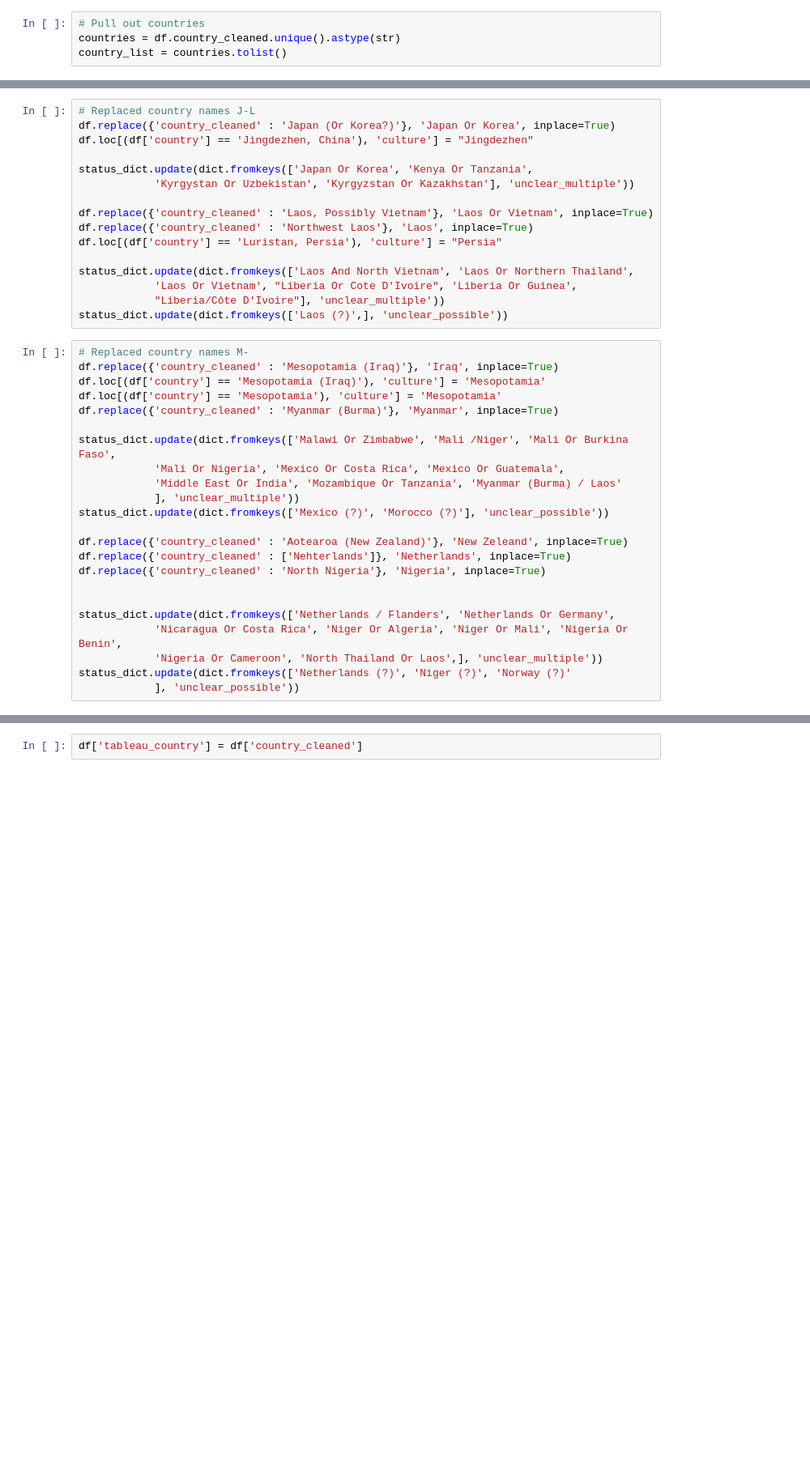
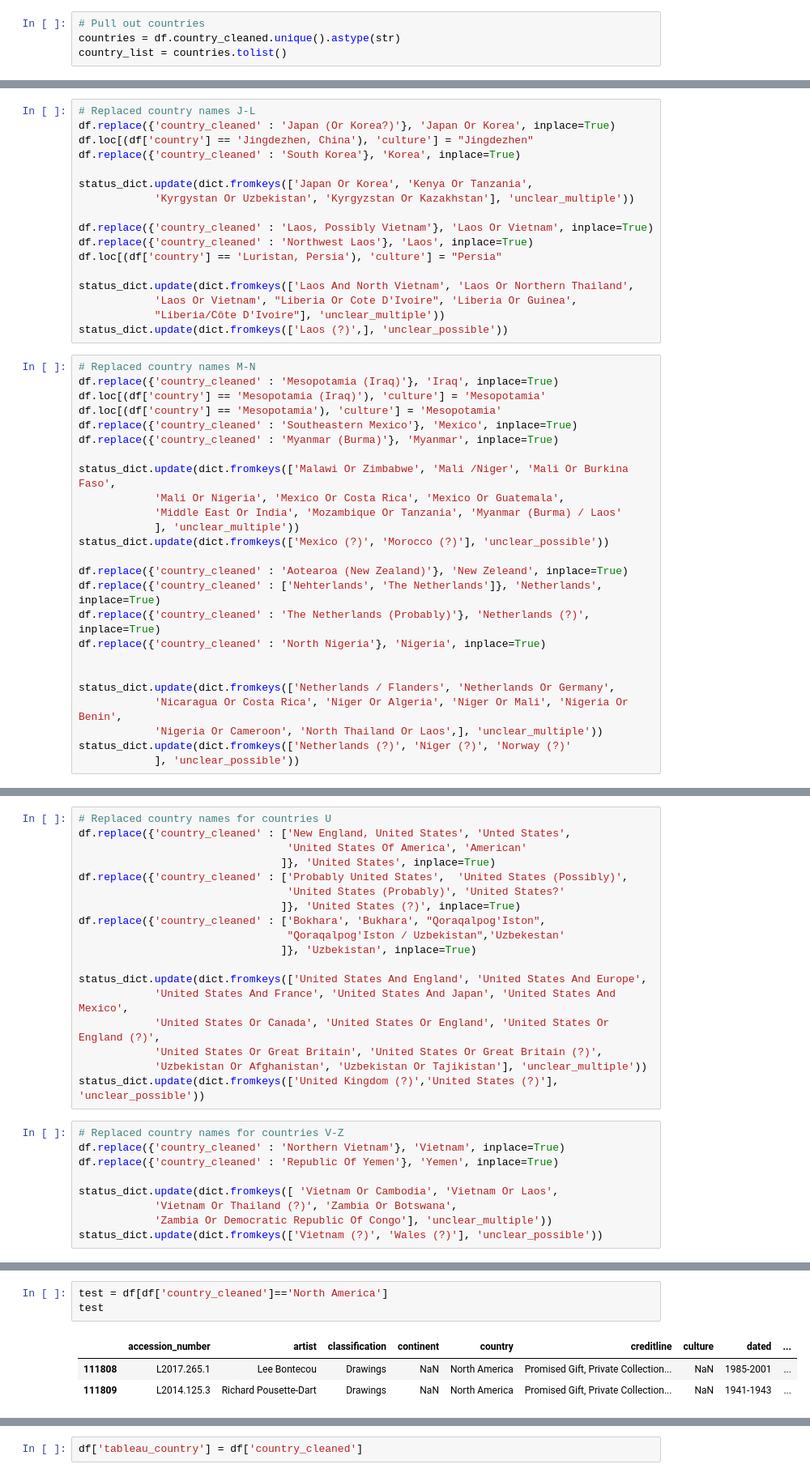
Before and after one commit to jackrapp/collection_map, a Jupyter notebook: country_name_cleaning.ipynb, the cells around one changed output, grey strips where cells are left out. Shown at 81% size. Drawn from its saved outputs; the diff is of its cells as text; blank space fills up the shorter version.

Commit message:
added continent filter, updating Tableau country names

```diff
--- a/country_name_cleaning.ipynb
+++ b/country_name_cleaning.ipynb
@@ -192,6 +211,7 @@ status_dict.update(dict.fromkeys(['Hungary (Probably)','India (?)', 'Iraq (?)',
 # Replaced country names J-L
 df.replace({'country_cleaned' : 'Japan (Or Korea?)'}, 'Japan Or Korea', inplace=True)
 df.loc[(df['country'] == 'Jingdezhen, China'), 'culture'] = "Jingdezhen"
+df.replace({'country_cleaned' : 'South Korea'}, 'Korea', inplace=True)
 
 status_dict.update(dict.fromkeys(['Japan Or Korea', 'Kenya Or Tanzania',
             'Kyrgystan Or Uzbekistan', 'Kyrgyzstan Or Kazakhstan'], 'unclear_multiple'))
@@ -205,10 +225,11 @@ status_dict.update(dict.fromkeys(['Laos And North Vietnam', 'Laos Or Northern Th
             "Liberia/Côte D'Ivoire"], 'unclear_multiple'))
 status_dict.update(dict.fromkeys(['Laos (?)',], 'unclear_possible'))
 # %%
-# Replaced country names M-
+# Replaced country names M-N
 df.replace({'country_cleaned' : 'Mesopotamia (Iraq)'}, 'Iraq', inplace=True)
 df.loc[(df['country'] == 'Mesopotamia (Iraq)'), 'culture'] = 'Mesopotamia'
 df.loc[(df['country'] == 'Mesopotamia'), 'culture'] = 'Mesopotamia'
+df.replace({'country_cleaned' : 'Southeastern Mexico'}, 'Mexico', inplace=True)
 df.replace({'country_cleaned' : 'Myanmar (Burma)'}, 'Myanmar', inplace=True)
 
 status_dict.update(dict.fromkeys(['Malawi Or Zimbabwe', 'Mali /Niger', 'Mali Or Burkina Faso',
@@ -218,7 +239,8 @@ status_dict.update(dict.fromkeys(['Malawi Or Zimbabwe', 'Mali /Niger', 'Mali Or
 status_dict.update(dict.fromkeys(['Mexico (?)', 'Morocco (?)'], 'unclear_possible'))
 
 df.replace({'country_cleaned' : 'Aotearoa (New Zealand)'}, 'New Zeleand', inplace=True)
-df.replace({'country_cleaned' : ['Nehterlands']}, 'Netherlands', inplace=True)
+df.replace({'country_cleaned' : ['Nehterlands', 'The Netherlands']}, 'Netherlands', inplace=True)
+df.replace({'country_cleaned' : 'The Netherlands (Probably)'}, 'Netherlands (?)', inplace=True)
 df.replace({'country_cleaned' : 'North Nigeria'}, 'Nigeria', inplace=True)
 
 
@@ -308,0 +292,27 @@ test
+# %%
+# Replaced country names for countries U
+df.replace({'country_cleaned' : ['New England, United States', 'Unted States',
+                                 'United States Of America', 'American'
+                                ]}, 'United States', inplace=True)
+df.replace({'country_cleaned' : ['Probably United States',  'United States (Possibly)',
+                                 'United States (Probably)', 'United States?'
+                                ]}, 'United States (?)', inplace=True)
+df.replace({'country_cleaned' : ['Bokhara', 'Bukhara', "Qoraqalpog'Iston",
+                                 "Qoraqalpog'Iston / Uzbekistan",'Uzbekestan'
+                                ]}, 'Uzbekistan', inplace=True)
+
+status_dict.update(dict.fromkeys(['United States And England', 'United States And Europe',
+            'United States And France', 'United States And Japan', 'United States And Mexico',
+            'United States Or Canada', 'United States Or England', 'United States Or England (?)',
+            'United States Or Great Britain', 'United States Or Great Britain (?)',
+            'Uzbekistan Or Afghanistan', 'Uzbekistan Or Tajikistan'], 'unclear_multiple'))
+status_dict.update(dict.fromkeys(['United Kingdom (?)','United States (?)'], 'unclear_possible'))
+# %%
+# Replaced country names for countries V-Z
+df.replace({'country_cleaned' : 'Northern Vietnam'}, 'Vietnam', inplace=True)
+df.replace({'country_cleaned' : 'Republic Of Yemen'}, 'Yemen', inplace=True)
+
+status_dict.update(dict.fromkeys([ 'Vietnam Or Cambodia', 'Vietnam Or Laos',
+            'Vietnam Or Thailand (?)', 'Zambia Or Botswana',
+            'Zambia Or Democratic Republic Of Congo'], 'unclear_multiple'))
+status_dict.update(dict.fromkeys(['Vietnam (?)', 'Wales (?)'], 'unclear_possible'))
@@ -312,3 +344,10 @@ df['country_status'] = df['country_cleaned'].map(status_dict).fillna(df['country
 df.country_status.unique()
 # %% [output]
 array(['clear', 'unclear_multiple', 'unclear_possible'], dtype=object)
+# %%
+test = df[df['country_cleaned']=='North America']
+test
+# %% [output]
+|  | accession_number | artist | classification | continent | country | creditline | culture | dated | ... |
+| 111808 | L2017.265.1 | Lee Bontecou | Drawings | NaN | North America | Promised Gift, Private Collection... | NaN | 1985-2001 | ... |
+| 111809 | L2014.125.3 | Richard Pousette-Dart | Drawings | NaN | North America | Promised Gift, Private Collection... | NaN | 1941-1943 | ... |
```
Also changed, not shown: parts of 14 cells of this notebook.
